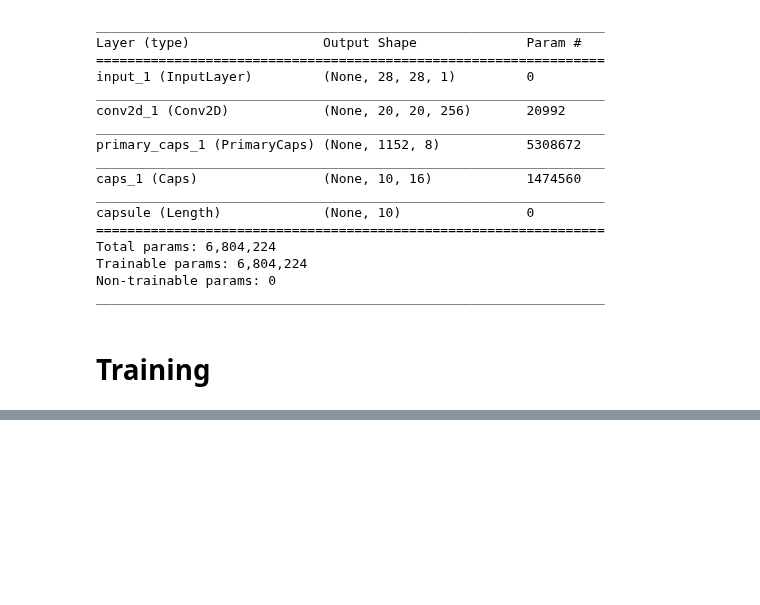
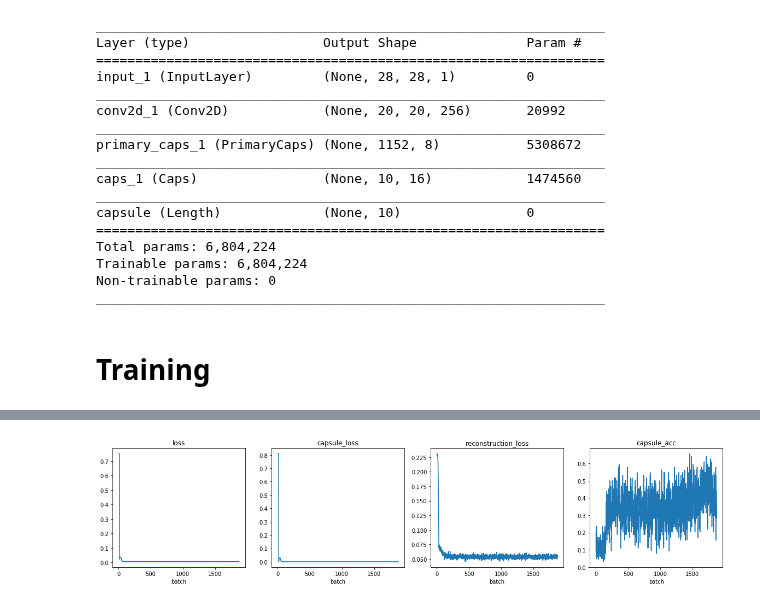
Before and after one commit to maxjcohen/CapsNet-for-Keras, a Jupyter notebook: run.ipynb, the cells around one changed output, grey strips where cells are left out. Saved outputs shown, nothing was run; the diff lists cells and outputs as text; code cells hidden in the pictures; blank space fills up the shorter version.

```diff
--- a/run.ipynb
+++ b/run.ipynb
@@ -78,9 +83,9 @@ model_training.compile(loss=[margin(), mean_squared_error],
                         metrics={'capsule': 'accuracy'})
 # %%
-history = LossHistory()
+history = LossHistory(metrics=('loss', 'capsule_loss', 'reconstruction_loss', 'capsule_acc'))
 hist = model_training.fit([x_train, y_train],
                             [y_train, x_train],
-                            batch_size=32,
+                            batch_size=64,
                             epochs=2,
                             validation_data=([x_test, y_test], [y_test, x_test]),
                             callbacks=[history])
@@ -87,2 +98,4 @@ hist = model_training.fit([x_train, y_train],
 # %%
-plotHistory(history.loss, history.acc)
+plotHistory(history.metrics)
+# %% [output]
+[figure, added]
```
Also changed, not shown: parts of 7 cells of this notebook, 1 other file.
